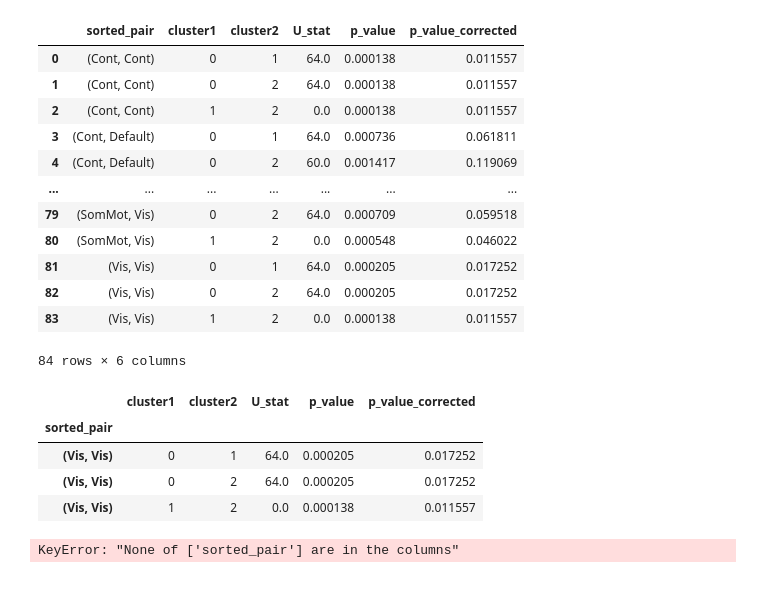
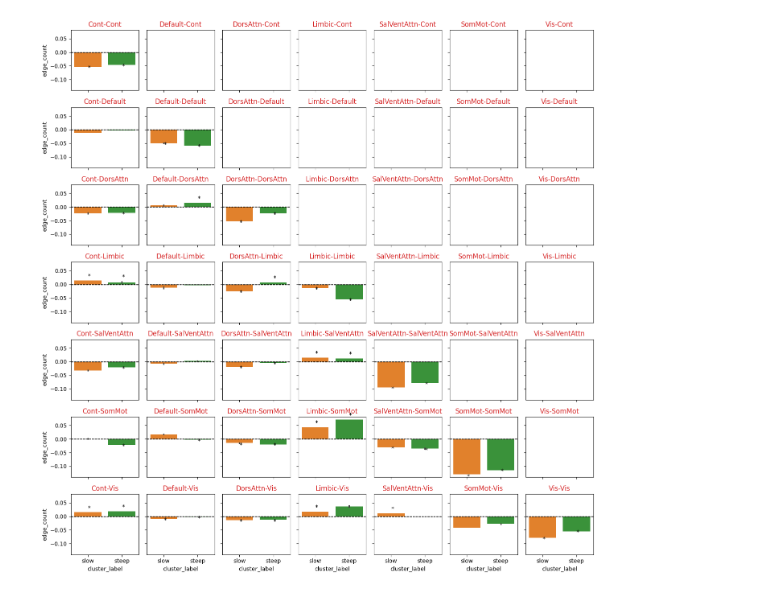
Before and after one commit to jonathan-legrand/article-figures, a Jupyter notebook: plot_edge_counts.ipynb, the cells around one changed output. Drawn from its saved outputs; the diff is of its cells as text; code cells hidden in the pictures.

Commit message:
Basic annotations

```diff
--- a/plot_edge_counts.ipynb
+++ b/plot_edge_counts.ipynb
@@ -40,8 +40,6 @@ for net_a, net_b in all_connectivities(networks):
     ref_value = np.quantile(ref_values, 0.5, method="closest_observation")
 
     df_scaled.loc[target_net_msk, "edge_count"] -= ref_value
-
-df_scaled = df_scaled.set_index("sorted_pair")
 # %%
 from itertools import combinations
 from scipy.stats import mannwhitneyu
@@ -85,4 +82,0 @@ Text(0.5, 1.0, 'Mann-Whitney pairwise comparisons')
-# %%
-significant_df = pairwise_df[pairwise_df.p_value_corrected < 0.05]
-significant_pairs = significant_df.sorted_pair.values.tolist()
-significant_df = significant_df.set_index("sorted_pair")
@@ -113,28 +83,7 @@ df_scaled
-# %%
-pairwise_df
-# %% [output]
-|  | sorted_pair | cluster1 | cluster2 | U_stat | p_value | p_value_corrected |
-| 0 | (Cont, Cont) | 0 | 1 | 64.0 | 0.000138 | 0.011557 |
-| 1 | (Cont, Cont) | 0 | 2 | 64.0 | 0.000138 | 0.011557 |
-| 2 | (Cont, Cont) | 1 | 2 | 0.0 | 0.000138 | 0.011557 |
-| 3 | (Cont, Default) | 0 | 1 | 64.0 | 0.000736 | 0.061811 |
-| 4 | (Cont, Default) | 0 | 2 | 60.0 | 0.001417 | 0.119069 |
-| ... | ... | ... | ... | ... | ... | ... |
-| 79 | (SomMot, Vis) | 0 | 2 | 64.0 | 0.000709 | 0.059518 |
-| 80 | (SomMot, Vis) | 1 | 2 | 0.0 | 0.000548 | 0.046022 |
-| 81 | (Vis, Vis) | 0 | 1 | 64.0 | 0.000205 | 0.017252 |
-| 82 | (Vis, Vis) | 0 | 2 | 64.0 | 0.000205 | 0.017252 |
-| 83 | (Vis, Vis) | 1 | 2 | 0.0 | 0.000138 | 0.011557 |
-84 rows × 6 columns
-# %%
-sub_df
-# %% [output]
-|  | cluster1 | cluster2 | U_stat | p_value | p_value_corrected |
-| sorted_pair |  |  |  |  |  |
-| (Vis, Vis) | 0 | 1 | 64.0 | 0.000205 | 0.017252 |
-| (Vis, Vis) | 0 | 2 | 64.0 | 0.000205 | 0.017252 |
-| (Vis, Vis) | 1 | 2 | 0.0 | 0.000138 | 0.011557 |
 # %%
+max_values = df_scaled.groupby("sorted_pair")["edge_count"].max()
+offset = 0.01
+
 grid = sns.FacetGrid(
     df_scaled,
     col="node_a",
@@ -148,33 +97,42 @@ grid = sns.FacetGrid(
     height=2
 )
 grid.set_titles(
     template="{col_name}-{row_name}",
     row_template="{row_name}",
     col_template="{col_name}",
     color="tab:red", fontweight="roman", size="large"
 )
 grid.map_dataframe(sns.barplot, "cluster_label", "edge_count")
 grid.set_xticklabels(("slow", "steep"))
 
 grid.map(lambda **kwargs: plt.axhline(0, color="black", linestyle="--", linewidth=1))
 
 for net_pair, ax in grid.axes_dict.items():
+    net_pair = net_pair[::-1] # I have no idea why
 
-    sub_df = significant_df.query("index == @net_pair")
+    sub_df = significant_df.query("sorted_pair == @net_pair")
     if len(sub_df) == 0:
         continue
+
     for idx, row in sub_df.iterrows():
         pval = row.p_value_corrected
         if 0.01 <= pval < 0.05:
             annotation = "*"
             col = "black"
         elif 0.001 <=  pval < 0.01:
             annotation = "**"
             col = "black"
         elif pval <= 0.001:
             annotation = "***"
             col = "black"
+
         if row.cluster1 == 0:
-            ax.text(x=row.cluster2 - 1, y=0.01, s=annotation)
+            df_bar = df_scaled.query("(sorted_pair == @net_pair) & (cluster_label == @row.cluster2)")
+            y = df_bar["edge_count"].apply(abs).max() + offset
+
+            if df_bar.edge_count.sum() < 0:
+                y = -y
+
+            ax.text(x=row.cluster2 - 1, y=y, s=annotation)
 # %% [output]
-KeyError: "None of ['sorted_pair'] are in the columns"
+[figure, added]
```
Also changed, not shown: parts of 4 cells of this notebook.
